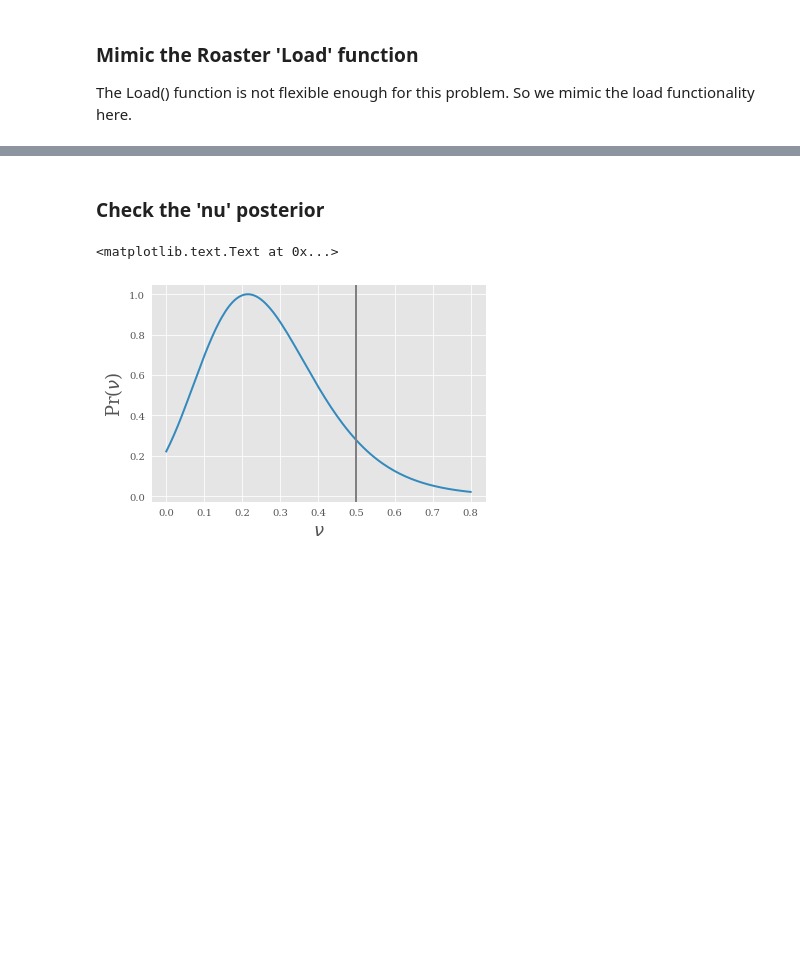
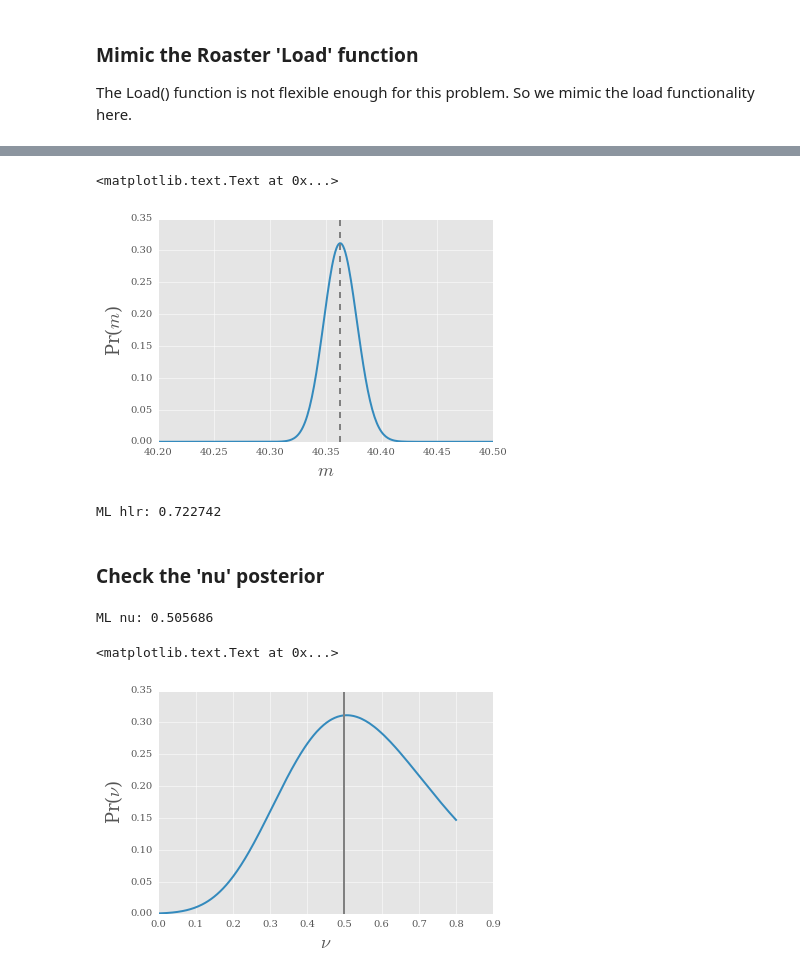
Before and after one commit to mdschneider/JIF, a Jupyter notebook: devel/debug_roaster_bias/roaster_bias_test.ipynb, the cells around one changed output, grey strips where cells are left out. Cells and saved outputs as stored; diff of their text form; code cells hidden in the pictures; blank space fills up the shorter version.

```diff
--- a/devel/debug_roaster_bias/roaster_bias_test.ipynb
+++ b/devel/debug_roaster_bias/roaster_bias_test.ipynb
@@ -248,14 +235,35 @@ plt.imshow(rstr_sb.pixel_data[0] - m.array, vmin=vmin, vmax=vmax)
+# %%
+plt.plot(m, np.exp(lnp - np.max(lnp)*0.999), color="#348ABD", alpha=1)
+plt.axvline(m_ML, color='grey', linestyle='dashed')
+plt.xlabel(r"$m$", fontsize=18)
+plt.ylabel(r"Pr($m$)", fontsize=18)
+# %% [output]
+<matplotlib.text.Text at 0x...>
+[figure, added]
+# %%
+hlr = np.linspace(0.5, 1.4, 300)
+lnp = np.array([rstr_sb([0.5, hlr_i, m_ML]) for hlr_i in hlr])
+
+hlr_ML = hlr[np.argmax(lnp)]
+print "ML hlr: {:8.6g}".format(hlr_ML)
+# %% [output]
+ML hlr: 0.722742
 # %% [markdown]
 ### Check the 'nu' posterior
 # %%
-nu = np.linspace(0.0, 0.8, 160)
+nu = np.linspace(0.0, 0.8, 300)
 
-lnp = np.array([rstr_sb([nu_i]) for nu_i in nu])
+lnp = np.array([rstr_sb([nu_i, hlr0, m_ML]) for nu_i in nu])
+
+nu_ML = nu[np.argmax(lnp)]
+print "ML nu: {:8.6g}".format(nu_ML)
+# %% [output]
+ML nu: 0.505686
 # %%
-plt.plot(nu, np.exp(lnp - np.max(lnp)), color="#348ABD", alpha=1)
+plt.plot(nu, np.exp(lnp - np.max(lnp)*0.999), color="#348ABD", alpha=1)
 plt.axvline(0.5, color='grey')
 plt.xlabel(r"$\nu$", fontsize=18)
 plt.ylabel(r"Pr($\nu$)", fontsize=18)
 # %% [output]
 <matplotlib.text.Text at 0x...>
-[figure, old version]
+[figure, new version]
```
Also changed, not shown: parts of 10 cells of this notebook, 11 other files.
